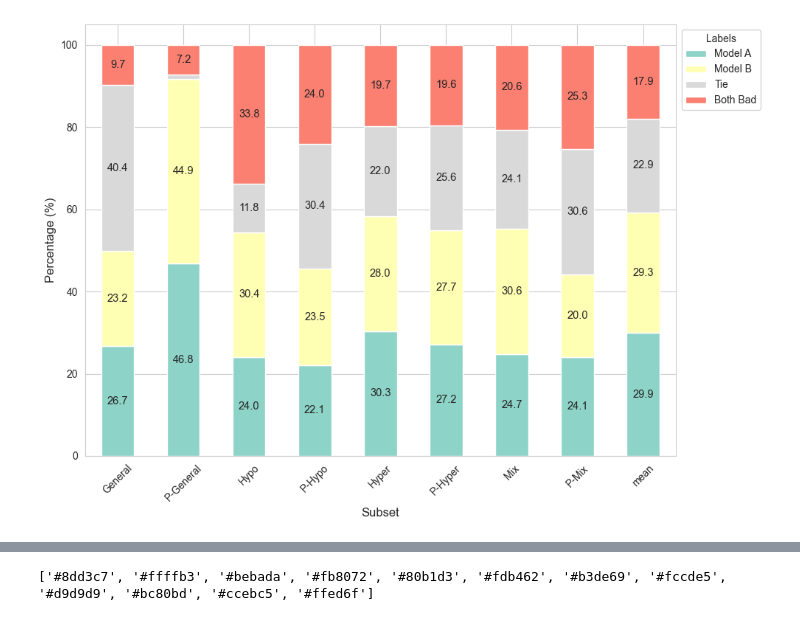
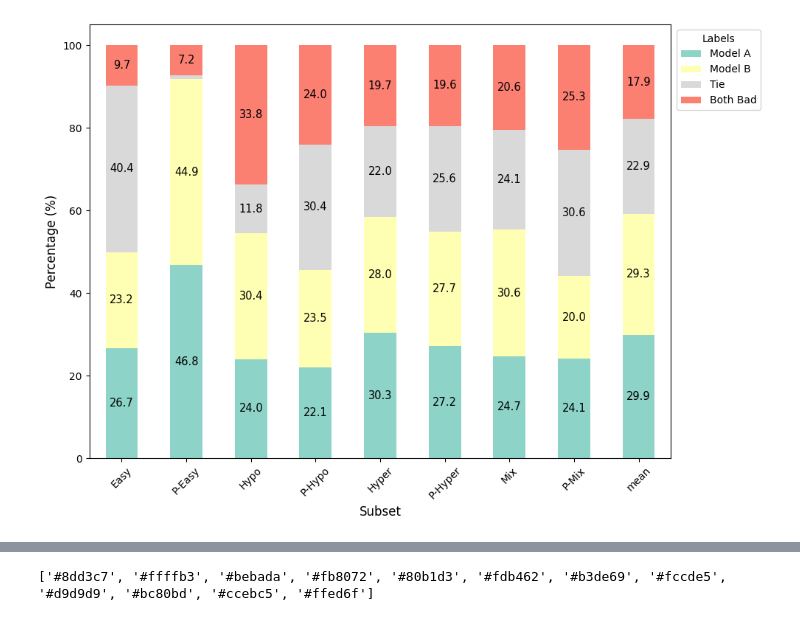
Before and after one commit to VityaVitalich/TaxoGen, a Jupyter notebook: notebooks/concat_labels.ipynb, the cells around one changed output, grey strips where cells are left out. Drawn from its saved outputs; the diff is of its cells as text; code cells hidden in the pictures.

```diff
--- a/notebooks/concat_labels.ipynb
+++ b/notebooks/concat_labels.ipynb
@@ -41,7 +41,11 @@ from sklearn.metrics import confusion_matrix
 # combined_df = gpt_def
 # combined_df.to_csv('../data/labeling/gpt_nodef.csv', index=False)
 
-combined_df = pd.read_csv('../data/labeling/final_human_def.csv')
+human_def = pd.read_csv('../data/labeling/final_human_def.csv')
+human_nodef = pd.read_csv('../data/labeling/final_human_nodef.csv')
+
+gpt_def = pd.read_csv('../data/labeling/gpt_def.csv')
+gpt_nodef = pd.read_csv('../data/labeling/gpt_nodef.csv')
 # %%
 result_counts = combined_df['result'].value_counts()
 
@@ -58,8 +62,8 @@ label_mapping = {0: 'Model A', 1: 'Model B', 2: 'Tie', 3: 'Both Bad'}
 result_grouped_percent.rename(columns=label_mapping, inplace=True)
 
 subset_rename_mapping = {
-    'appendix': 'General',
-    'appendix_llama': 'P-General',
+    'appendix': 'Easy',
+    'appendix_llama': 'P-Easy',
     'leafs_and_no_leafs': 'Hypo',
     'leafs_and_no_leafs_llama': 'P-Hypo',
     'predict_hypernym': 'Hyper',
@@ -72,31 +76,32 @@ subset_rename_mapping = {
 # Rename the index (subset) in the grouped dataframe
 result_grouped_percent.rename(index=subset_rename_mapping, inplace=True)
 
 color_palette = {
     'Model A': '#8dd3c7',   # 0 (light green)
     'Model B': '#ffffb3',    # 1 (light blue)
     'Tie': '#d9d9d9',       # 2 (light red)
     'Both Bad': '#fb8072'       # 3 (lighter red)
 }
 
 # Plot the updated grouped data as percentages with the new labels and custom colors
 ax = result_grouped_percent.plot(kind='bar', stacked=True, figsize=(10, 7), color=[color_palette[col] for col in result_grouped_percent.columns])
 
 # Add percentage text on each bar slice
 for p in ax.patches:
     width = p.get_width()
     height = p.get_height()
     x, y = p.get_xy()
     if height > 5:  # Avoid showing text on small patches
         ax.text(x + width/2, y + height/2, f'{height:.1f}', ha='center', va='center', fontsize=10.5, rotation=0)
 
 # Final plot adjustments
 #plt.title('Percent of Preferred Image', fontsize=16)
 plt.xlabel('Subset', fontsize=12)
 plt.ylabel('Percentage (%)', fontsize=12)
 plt.xticks(rotation=45)
 plt.legend(title='Labels', bbox_to_anchor=(1.001, 1), loc='upper left')  # Adjusted position
 plt.tight_layout()
+#plt.savefig("human_def.pdf", dpi=10000)
 plt.show()
 # %% [output]
-[figure, old version]
+[figure, new version]
```
Also changed, not shown: parts of 7 cells of this notebook, 6 other files.
